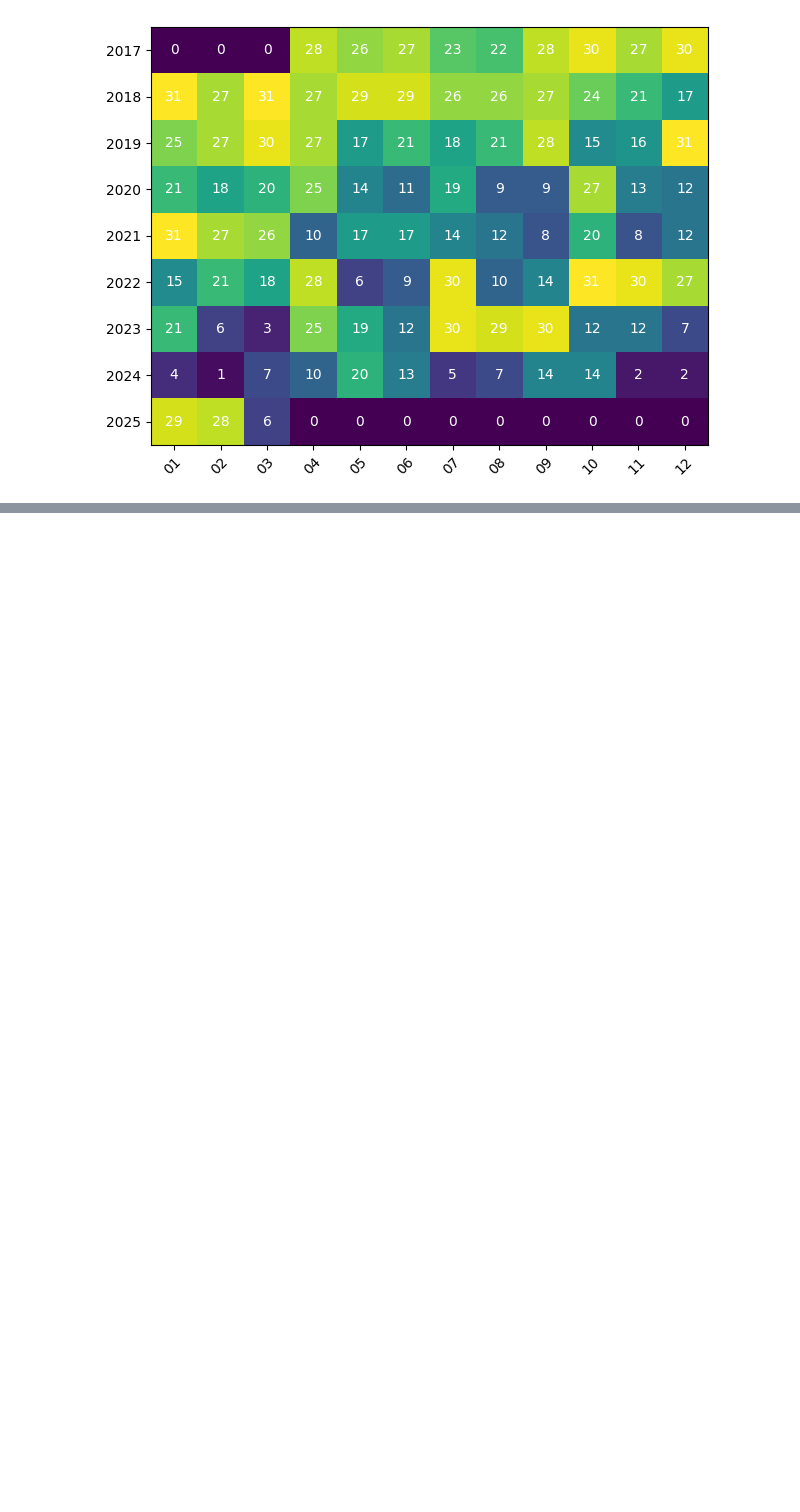
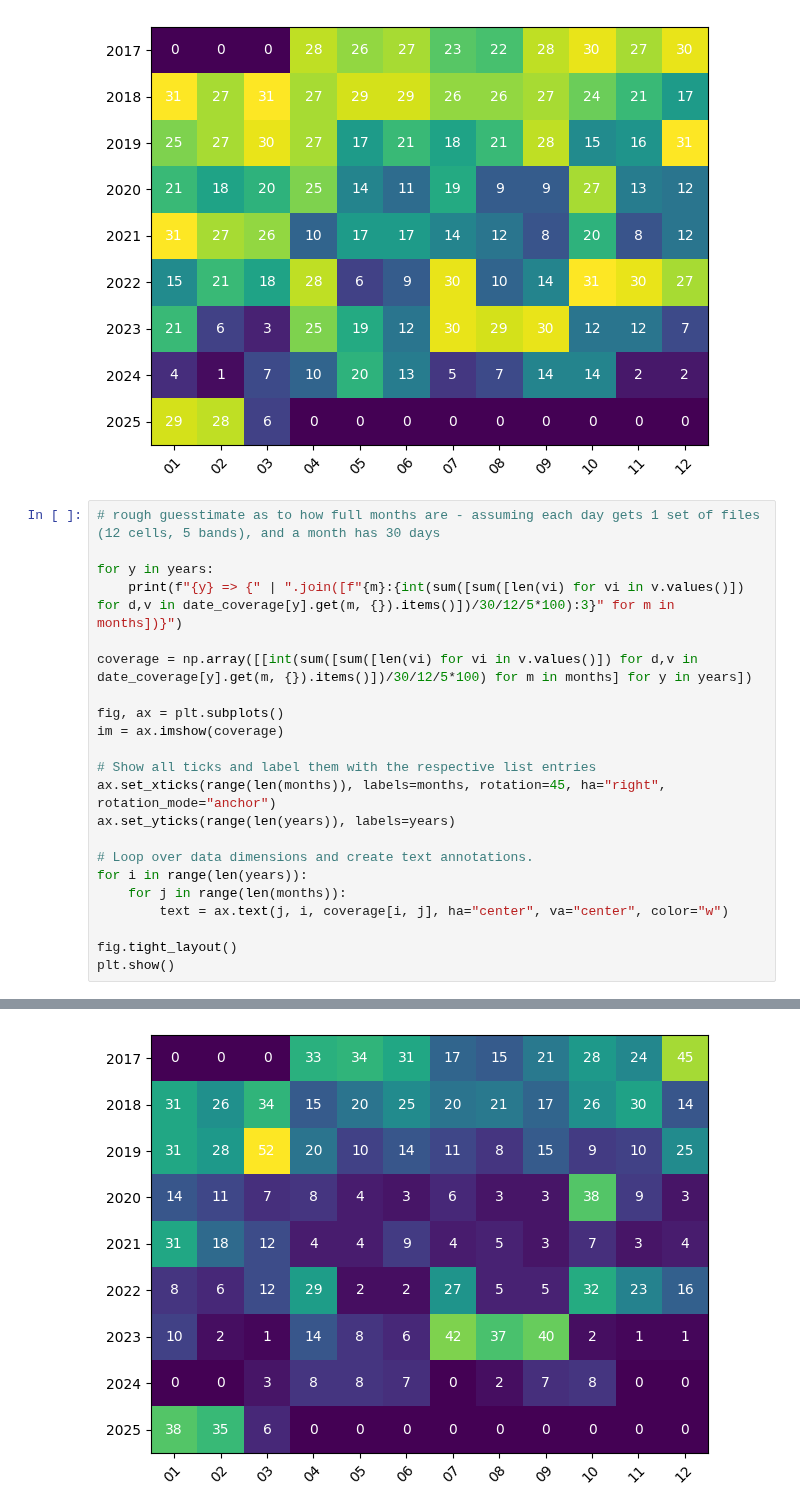
Before and after one commit to kristapsbe/bulbulis, a Jupyter notebook: notebooks/20250404_date_verif.ipynb, the cells around one changed output, grey strips where cells are left out. Saved outputs shown, nothing was run; the diff lists cells and outputs as text; blank space fills up the shorter version.

```diff
--- a/notebooks/20250404_date_verif.ipynb
+++ b/notebooks/20250404_date_verif.ipynb
@@ -128,3 +128,26 @@ plt.show()
 2024 => 01: 4 | 02: 1 | 03: 7 | 04:10 | 05:20 | 06:13 | 07: 5 | 08: 7 | 09:14 | 10:14 | 11: 2 | 12: 2
 2025 => 01:29 | 02:28 | 03: 6 | 04: 0 | 05: 0 | 06: 0 | 07: 0 | 08: 0 | 09: 0 | 10: 0 | 11: 0 | 12: 0
 [figure]
+# %%
+# rough guesstimate as to how full months are - assuming each day gets 1 set of files (12 cells, 5 bands), and a month has 30 days
+
+for y in years:
+    print(f"{y} => {" | ".join([f"{m}:{int(sum([sum([len(vi) for vi in v.values()]) for d,v in date_coverage[y].get(m, {}).items()])/30/12/5*100):3}" for m in months])}")
+
+coverage = np.array([[int(sum([sum([len(vi) for vi in v.values()]) for d,v in date_coverage[y].get(m, {}).items()])/30/12/5*100) for m in months] for y in years])
+
+fig, ax = plt.subplots()
+im = ax.imshow(coverage)
+
+# Show all ticks and label them with the respective list entries
+ax.set_xticks(range(len(months)), labels=months, rotation=45, ha="right", rotation_mode="anchor")
+ax.set_yticks(range(len(years)), labels=years)
+
+# Loop over data dimensions and create text annotations.
+for i in range(len(years)):
+    for j in range(len(months)):
+        text = ax.text(j, i, coverage[i, j], ha="center", va="center", color="w")
+
+fig.tight_layout()
+plt.show()
+# %% [output]
@@ -130,0 +163 @@ plt.show()
+[figure, added]
```
Also changed, not shown: parts of 2 cells of this notebook.
